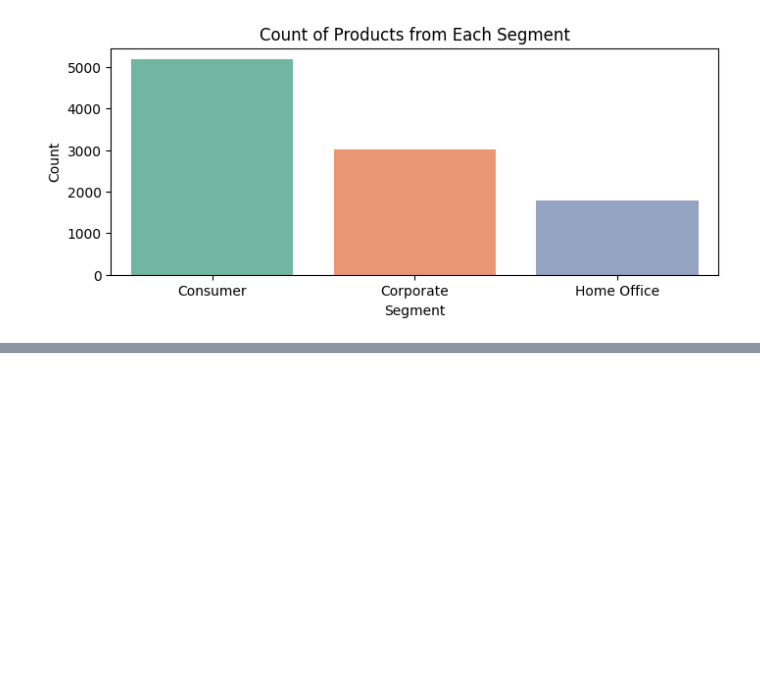
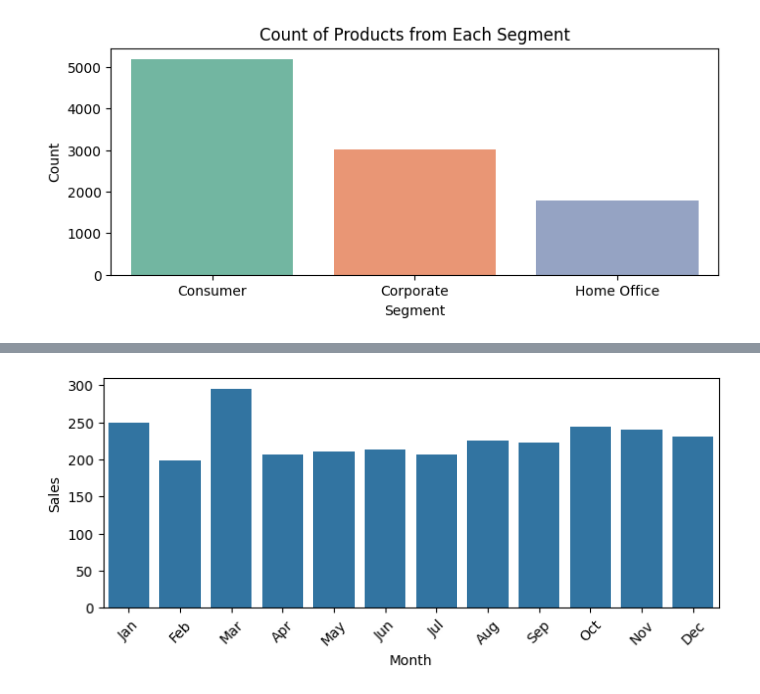
Before and after one commit to reuben534/Python_Introduction, a Jupyter notebook: OctSession8.ipynb, the cells around one changed output, grey strips where cells are left out. Drawn from its saved outputs; the diff is of its cells as text; code cells hidden in the pictures; blank space fills up the shorter version.

```diff
--- a/OctSession8.ipynb
+++ b/OctSession8.ipynb
@@ -113,0 +154,4 @@ Passing `palette` without assigning `hue` is deprecated and will be removed in v
+# %%
+df['Order Date'] = pd.to_datetime(df['Order Date'])
+
+df['Month'] = df['Order Date'].dt.month_name()
@@ -113,0 +176,21 @@ Passing `palette` without assigning `hue` is deprecated and will be removed in v
+# %%
+df['Order Date'] = pd.to_datetime(df['Order Date'])
+
+month_avg_sales = (
+    df.groupby(df['Order Date'].dt.strftime('%b'))['Sales']
+      .mean()
+      .reindex([
+          'Jan', 'Feb', 'Mar', 'Apr', 'May', 'Jun',
+          'Jul', 'Aug', 'Sep', 'Oct', 'Nov', 'Dec'
+      ])
+      .reset_index()
+)
+
+month_avg_sales.columns = ['Month', 'Sales']
+# %%
+plt.figure(figsize=(8,3))
+sns.barplot(data=month_avg_sales, x='Month', y='Sales')
+plt.xticks(rotation=45)
+plt.show()
+# %% [output]
+[figure, added]
```
Also changed, not shown: parts of 10 cells of this notebook.
